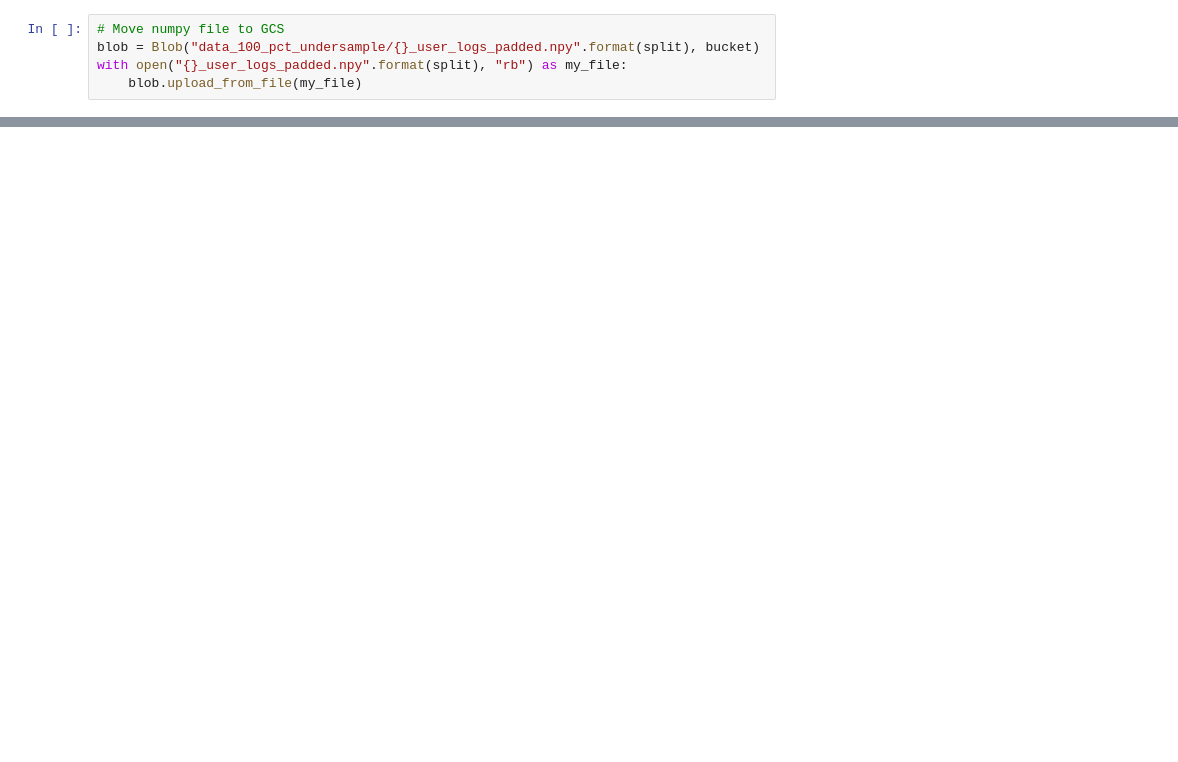
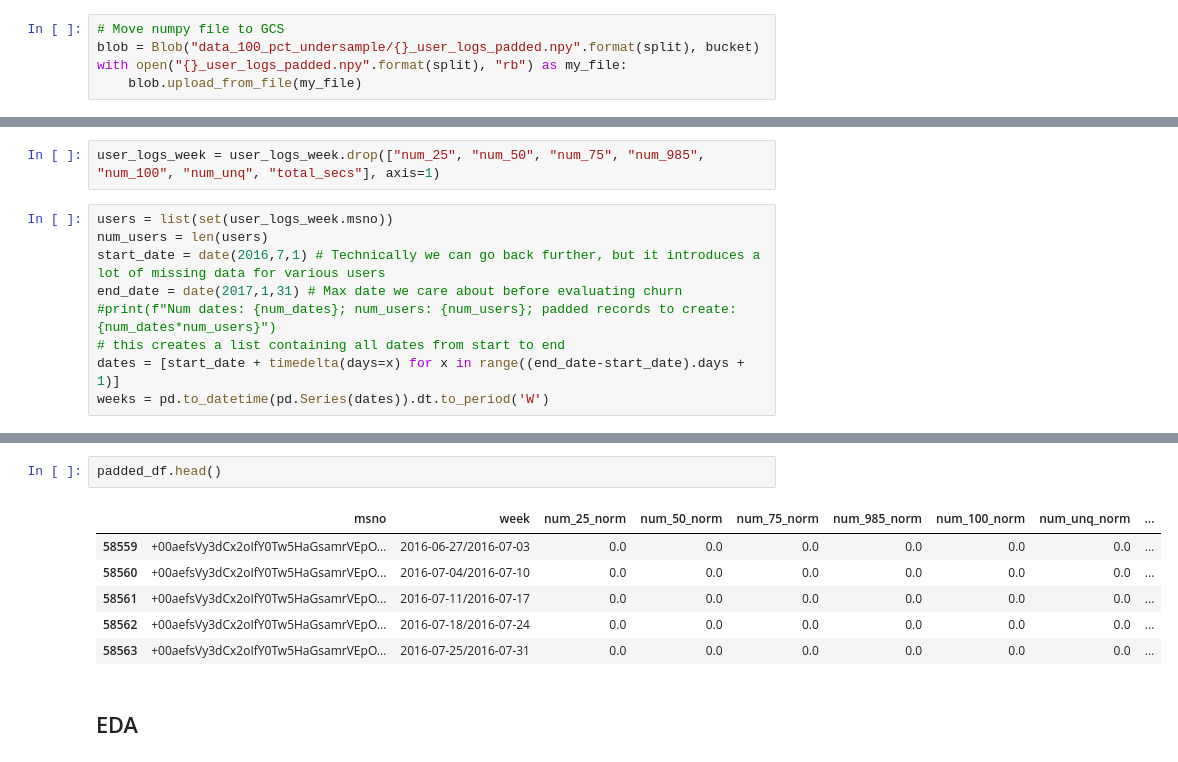
Before and after one commit to adamribaudo/ds5500-capstone, a Jupyter notebook: Preprocess/User_Log_Transform.ipynb, the cells around one changed output, grey strips where cells are left out. Saved outputs shown, nothing was run; the diff lists cells and outputs as text; blank space fills up the shorter version.

```diff
--- a/Preprocess/User_Log_Transform.ipynb
+++ b/Preprocess/User_Log_Transform.ipynb
@@ -117,0 +149,11 @@ with open("{}_user_logs_padded.npy".format(split), "rb") as my_file:
+# %%
+user_logs_week = user_logs_week.drop(["num_25", "num_50", "num_75", "num_985", "num_100", "num_unq", "total_secs"], axis=1)
+# %%
+users = list(set(user_logs_week.msno))
+num_users = len(users)
+start_date = date(2016,7,1) # Technically we can go back further, but it introduces a lot of missing data for various users
+end_date = date(2017,1,31) # Max date we care about before evaluating churn
+#print(f"Num dates: {num_dates}; num_users: {num_users}; padded records to create: {num_dates*num_users}")
+# this creates a list containing all dates from start to end
+dates = [start_date + timedelta(days=x) for x in range((end_date-start_date).days + 1)]
+weeks = pd.to_datetime(pd.Series(dates)).dt.to_period('W')
@@ -117,0 +173,11 @@ with open("{}_user_logs_padded.npy".format(split), "rb") as my_file:
+# %%
+padded_df.head()
+# %% [output]
+|  | msno | week | num_25_norm | num_50_norm | num_75_norm | num_985_norm | num_100_norm | num_unq_norm | ... |
+| 58559 | +00aefsVy3dCx2oIfY0Tw5HaGsamrVEpO... | 2016-06-27/2016-07-03 | 0.0 | 0.0 | 0.0 | 0.0 | 0.0 | 0.0 | ... |
+| 58560 | +00aefsVy3dCx2oIfY0Tw5HaGsamrVEpO... | 2016-07-04/2016-07-10 | 0.0 | 0.0 | 0.0 | 0.0 | 0.0 | 0.0 | ... |
+| 58561 | +00aefsVy3dCx2oIfY0Tw5HaGsamrVEpO... | 2016-07-11/2016-07-17 | 0.0 | 0.0 | 0.0 | 0.0 | 0.0 | 0.0 | ... |
+| 58562 | +00aefsVy3dCx2oIfY0Tw5HaGsamrVEpO... | 2016-07-18/2016-07-24 | 0.0 | 0.0 | 0.0 | 0.0 | 0.0 | 0.0 | ... |
+| 58563 | +00aefsVy3dCx2oIfY0Tw5HaGsamrVEpO... | 2016-07-25/2016-07-31 | 0.0 | 0.0 | 0.0 | 0.0 | 0.0 | 0.0 | ... |
+# %% [markdown]
+## EDA
```
Also changed, not shown: parts of 22 cells of this notebook, 2 other files.
